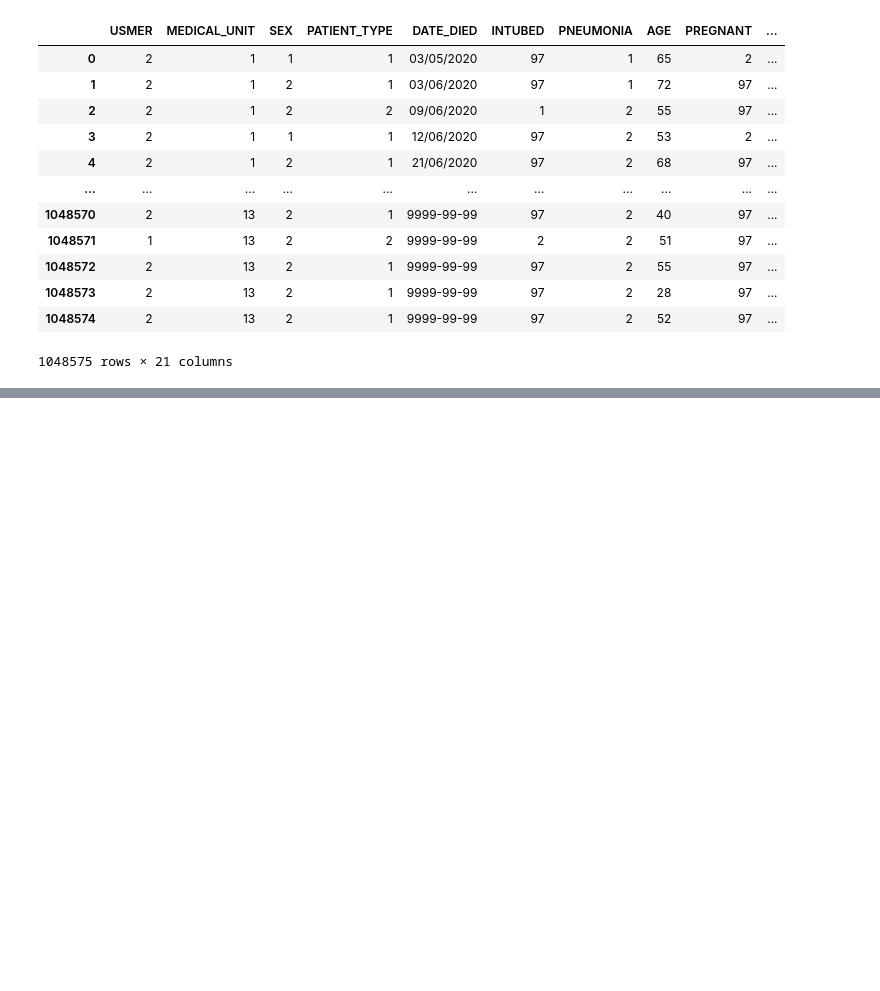
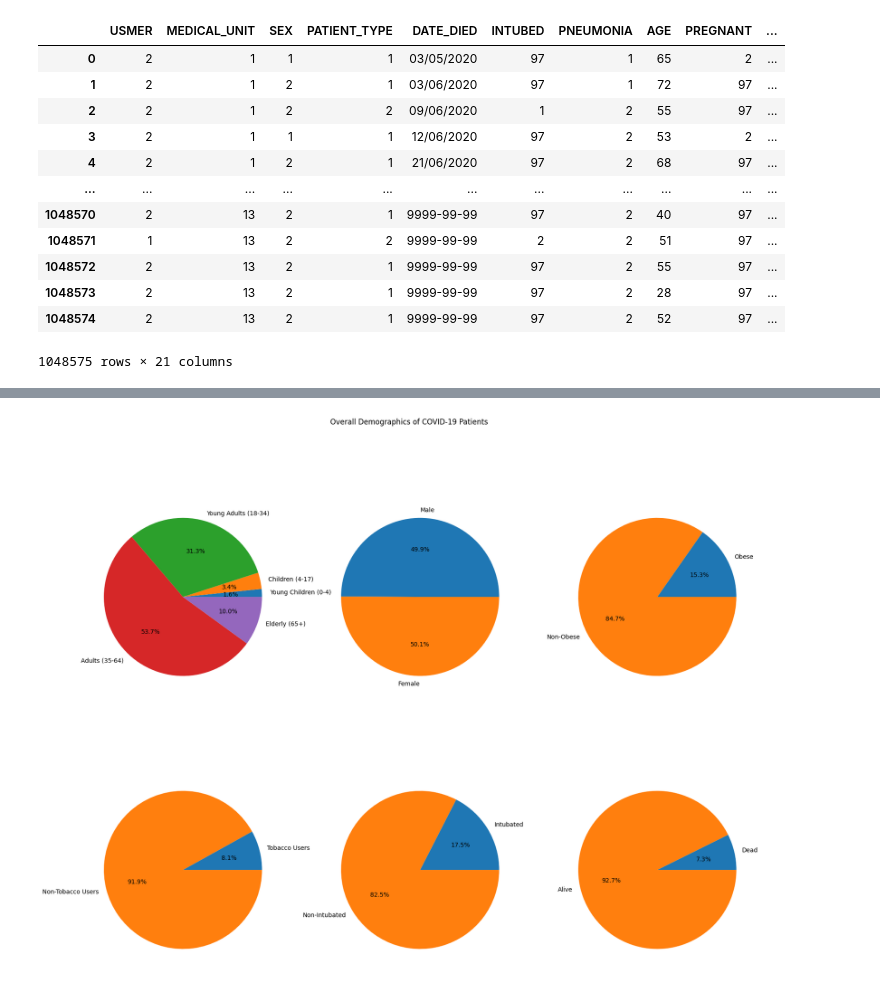
Before and after one commit to samlowe106/MATH-7243-Project, a Jupyter notebook: notebook.ipynb, the cells around one changed output, grey strips where cells are left out. Cells and saved outputs as stored; diff of their text form; code cells hidden in the pictures; blank space fills up the shorter version.

Commit message:
Made graphs

```diff
--- a/notebook.ipynb
+++ b/notebook.ipynb
@@ -75,0 +53,76 @@ sb.stripplot(x="CLASSIFICATION_FINAL", y="AGE", data=data, jitter=True, legend=F
+# %%
+# Data Plots
+#figure, axes = plt.subplots(len(X.columns) // 5, 5)
+#figure.set_size_inches(20,30)
+
+#axes = axes.reshape(len(X.columns)) # This treats axes as a 1D array, so we can iterate over it
+
+#sb.stripplot(x="CLASSIFICATION_FINAL", y="AGE", data=data, jitter=True, legend=False, hue="CLASSIFICATION_FINAL", palette="Set2")
+# TODO: we should probably just graph age demographics, sex, obesity, and tobacco users as a percentage of intubated patients and dead patients
+
+young_children = data['AGE'] < 5
+children = np.logical_and(18 > data['AGE'], data['AGE'] > 5)
+young_adults = np.logical_and(35 > data['AGE'], data['AGE'] >= 18)
+adults = np.logical_and(65 > data['AGE'], data['AGE'] >= 35)
+elderly = data['AGE'] >= 65
+
+females = data["SEX"] == 1
+males = data["SEX"] == 2
+
+obese = data["OBESITY"] == 1
+non_obese = data["OBESITY"] == 2
+
+tobacco_users = data["TOBACCO"] == 1
+non_tobacco_users = data["TOBACCO"] == 2
+
+intubated = data["INTUBED"] == 1
+non_intubated = data["INTUBED"] == 2
+
+dead = data["DATE_DIED"].notna()
+alive = data["DATE_DIED"].isna()
+
+age_groups = {
+    "Young Children (0-4)": young_children,
+    "Children (4-17)": children,
+    "Young Adults (18-34)": young_adults,
+    "Adults (35-64)": adults,
+    "Elderly (65+)": elderly
+}
+
+sexes = {
+    "Male": males,
+    "Female": females
+}
+
+obesity = {
+    "Obese": obese,
+    "Non-Obese": non_obese
+}
+
+tobacco = {
+    "Tobacco Users": tobacco_users,
+    "Non-Tobacco Users": non_tobacco_users
+}
+
+intubation = {
+    "Intubated": intubated,
+    "Non-Intubated": non_intubated
+}
+
+death = {
+    "Dead": dead,
+    "Alive": alive
+}
+
+figure, axes = plt.subplots(2, 3, figsize=(20, 15))
+ax = axes.ravel()
+
+figure.suptitle("Overall Demographics of COVID-19 Patients")
+
+for i, d in enumerate([age_groups, sexes, obesity, tobacco, intubation, death]):
+    ax[i].pie(
+        [len(data[cond]) for cond in d.values()],
+        labels=d.keys(),
+        autopct='%1.1f%%')
+# %% [output]
+[figure, added]
```
Also changed, not shown: parts of 6 cells of this notebook.
